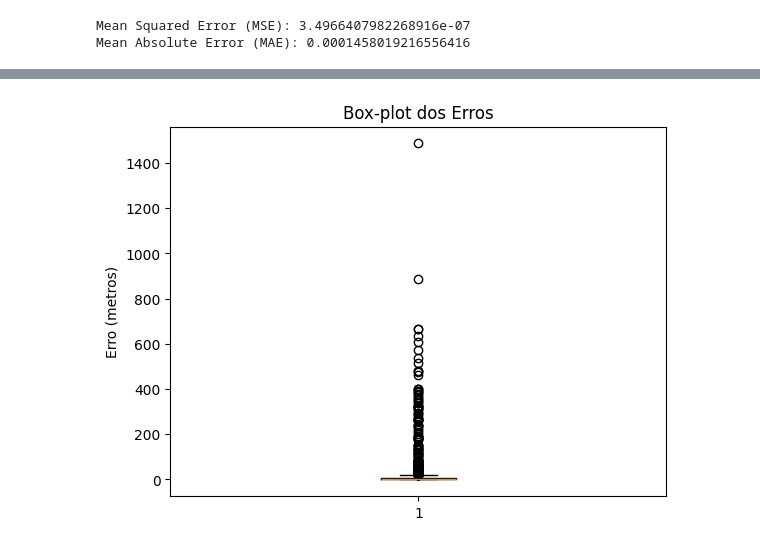
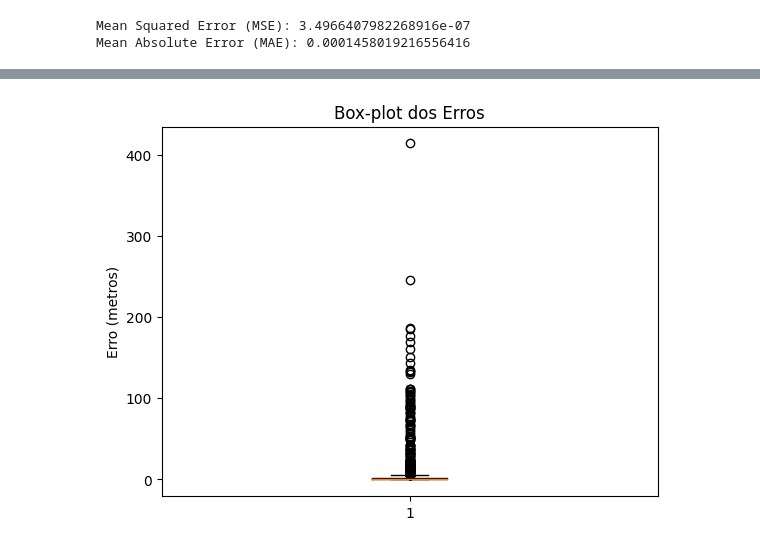
Before and after one commit to hlaff147/ES-290-Comunicacoes-Moveis, a Jupyter notebook: localization_techniques/fingerprint/fingerprint.ipynb, the cells around one changed output, grey strips where cells are left out. Saved outputs shown, nothing was run; the diff lists cells and outputs as text; code cells hidden in the pictures.

Commit message:
fixing the histogram and bloxplot

```diff
--- a/localization_techniques/fingerprint/fingerprint.ipynb
+++ b/localization_techniques/fingerprint/fingerprint.ipynb
@@ -216,7 +183,8 @@ plt.show()
 # %%
-plt.boxplot(errors_haversine)
+# Histograma e Box-Plot dos Erros
+plt.boxplot(df2['diff_metros'])
 plt.ylabel('Erro (metros)')
 plt.title('Box-plot dos Erros')
 plt.show()
 # %% [output]
-[figure, old version]
+[figure, new version]
```
Also changed, not shown: parts of 3 cells of this notebook.
